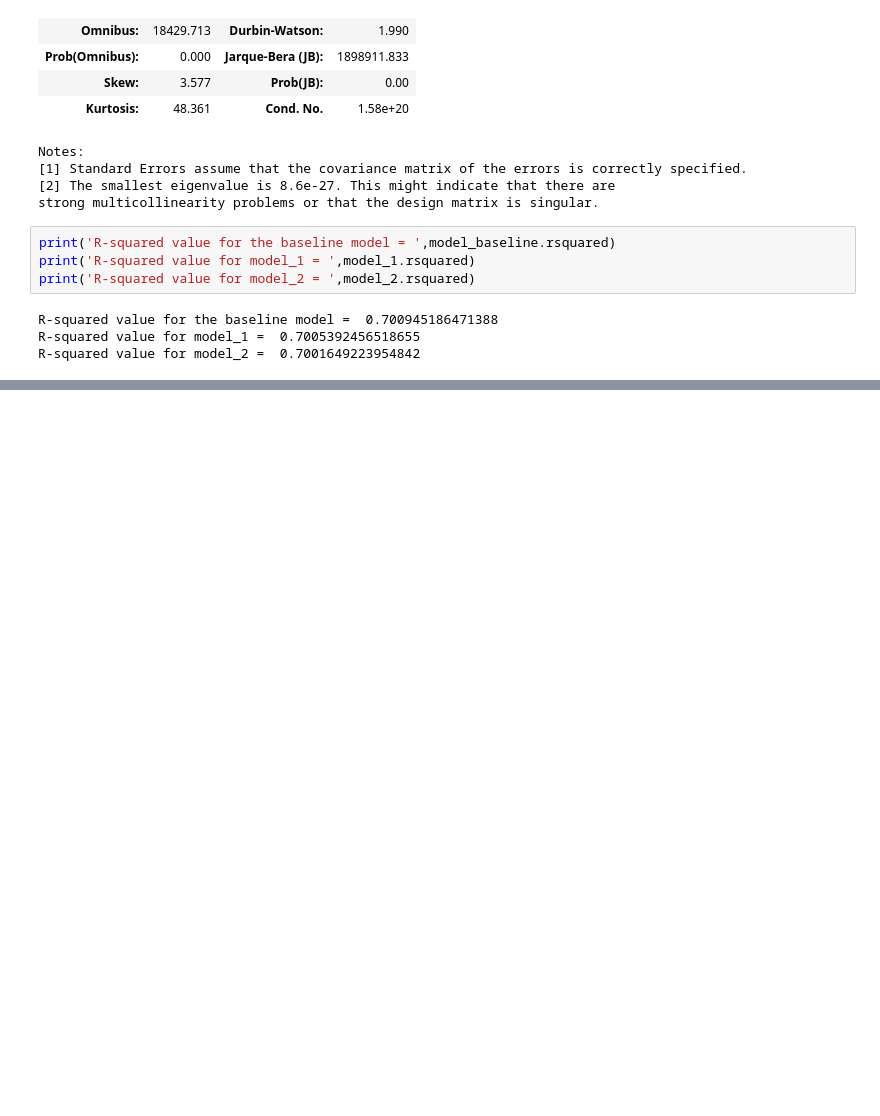
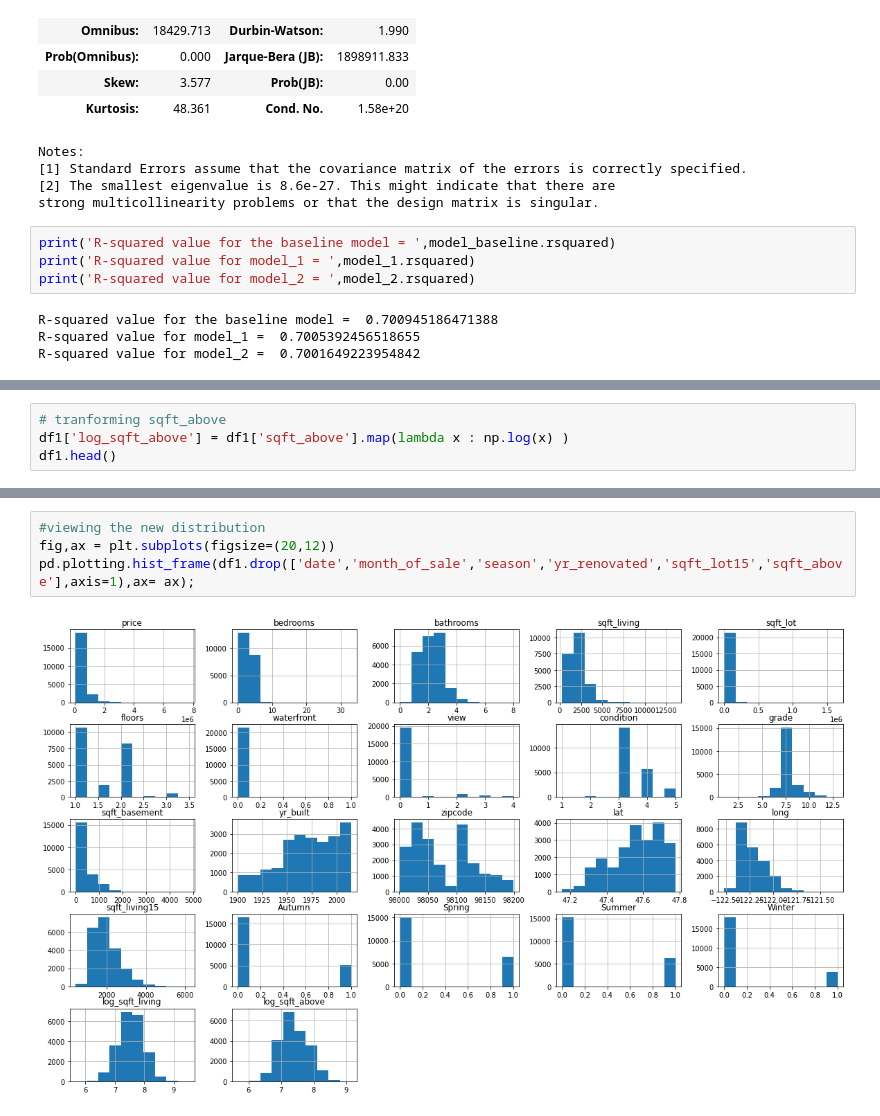
Before and after one commit to rahulakrish/linear_regression, a Jupyter notebook: phase2_project_rev1.ipynb, the cells around one changed output, grey strips where cells are left out. Saved outputs shown, nothing was run; the diff lists cells and outputs as text; blank space fills up the shorter version.

```diff
--- a/phase2_project_rev1.ipynb
+++ b/phase2_project_rev1.ipynb
@@ -361,0 +435,4 @@ R-squared value for model_2 =  0.7001649223954842
+# %%
+# tranforming sqft_above
+df1['log_sqft_above'] = df1['sqft_above'].map(lambda x : np.log(x) )
+df1.head()
@@ -361,0 +447,6 @@ R-squared value for model_2 =  0.7001649223954842
+# %%
+#viewing the new distribution
+fig,ax = plt.subplots(figsize=(20,12))
+pd.plotting.hist_frame(df1.drop(['date','month_of_sale','season','yr_renovated','sqft_lot15','sqft_above'],axis=1),ax= ax);
+# %% [output]
+[figure, added]
```
Also changed, not shown: parts of 35 cells of this notebook.
